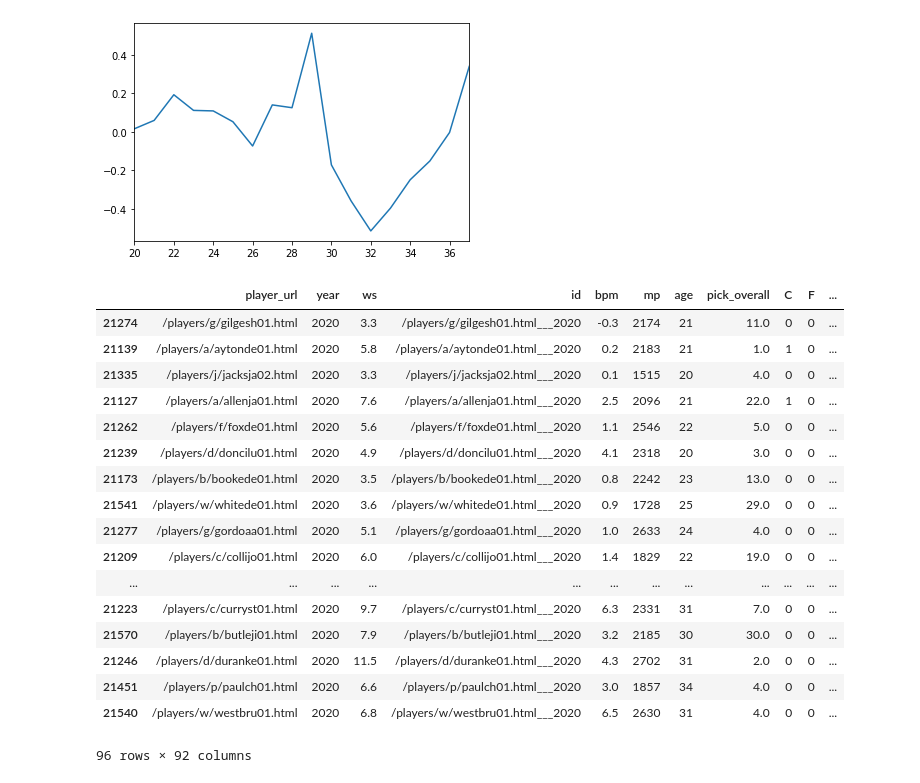
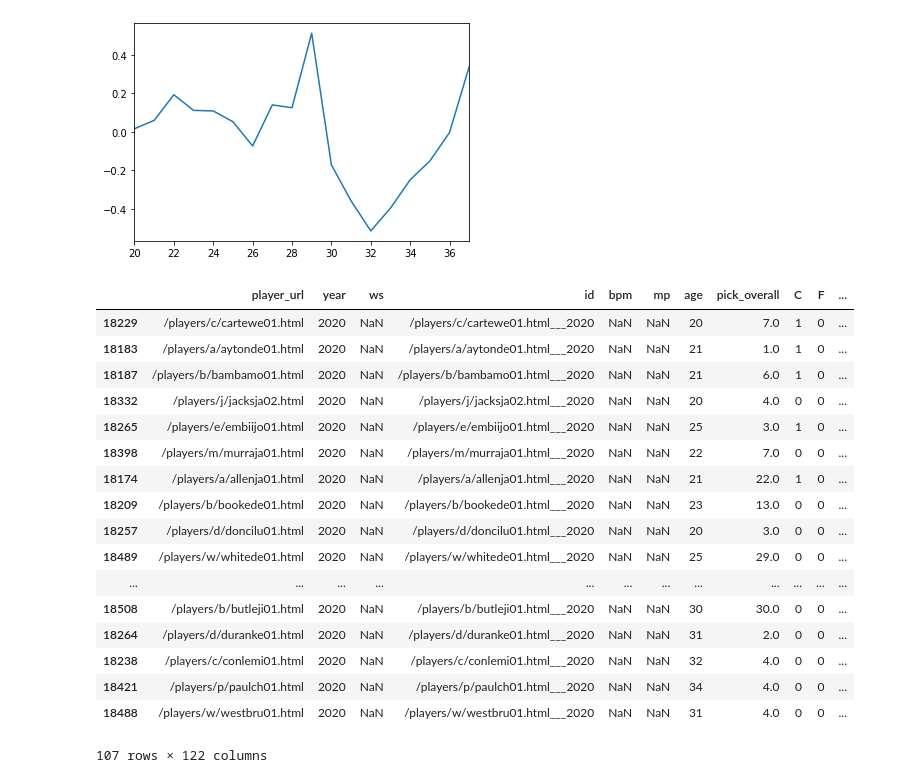
Before and after one commit to hwchase17/sports, a Jupyter notebook: nba_player_progression/modeling.ipynb, the cells around one changed output. Saved outputs shown, nothing was run; the diff lists cells and outputs as text; code cells hidden in the pictures.

```diff
--- a/nba_player_progression/modeling.ipynb
+++ b/nba_player_progression/modeling.ipynb
@@ -16,7 +21,7 @@ Only between certain years, not rookie, change in BPM is not null (only if predi
 # %%
 train_df = all_df[
     (all_df['year'] > 1970)
-    & (all_df['year'] < 2015)
+    & (all_df['year'] < 2020)
     & (all_df['years_pro'] > 0)
     &(all_df['diff'].notnull())
 ]
@@ -106,7 +111,7 @@ mean_squared_error(pred_df['bpm'], pred_df['pred_full'])
 stacked_cols = ['mp___1', 'age', 'pred_full', 'pred_diff', 'mp___2', 'mp___3', 'years_pro', 'yhat_diff', 'bpm___1']
 # %%
 X_stacked = pred_df[stacked_cols]
-X_stacked['arb_line'] = (X_stacked['mp___1'] > 200) & (X_stacked['age'] == 25)
+X_stacked['arb_line'] = (X_stacked['mp___1'] > 200) & (X_stacked['age'] < 30)
 # %% [output]
 A value is trying to be set on a copy of a slice from a DataFrame.
 Try using .loc[row_indexer,col_indexer] = value instead
@@ -153,7 +158,7 @@ all_pred_df['yhat_diff'] = all_diff_pred_series.values
 all_pred_df['pred_diff'] = all_pred_df['yhat_diff'] + all_pred_df['bpm___1']
 # %%
 X_stacked_all = all_pred_df[stacked_cols]
-X_stacked_all['arb_line'] = (X_stacked_all['mp___1'] > 200) & (X_stacked_all['age'] == 25)
+X_stacked_all['arb_line'] = (X_stacked_all['mp___1'] > 200) & (X_stacked_all['age'] < 25)
 # %% [output]
 A value is trying to be set on a copy of a slice from a DataFrame.
 Try using .loc[row_indexer,col_indexer] = value instead
@@ -265,23 +270,23 @@ def max_bpm(row):
 # %%
 recent['delta'] = recent['pred'] - recent.apply(max_bpm, axis=1)* 1
 # %%
-recent.sort_values('delta', ascending=False)[lambda x: x['pred'] > .5]
+recent.sort_values('delta', ascending=False)[lambda x: x['pred'] > 0]
 # %% [output]
 |  | player_url | year | ws | id | bpm | mp | age | pick_overall | C | F | ... |
-| 21274 | /players/g/gilgesh01.html | 2020 | 3.3 | /players/g/gilgesh01.html___2020 | -0.3 | 2174 | 21 | 11.0 | 0 | 0 | ... |
-| 21139 | /players/a/aytonde01.html | 2020 | 5.8 | /players/a/aytonde01.html___2020 | 0.2 | 2183 | 21 | 1.0 | 1 | 0 | ... |
-| 21335 | /players/j/jacksja02.html | 2020 | 3.3 | /players/j/jacksja02.html___2020 | 0.1 | 1515 | 20 | 4.0 | 0 | 0 | ... |
-| 21127 | /players/a/allenja01.html | 2020 | 7.6 | /players/a/allenja01.html___2020 | 2.5 | 2096 | 21 | 22.0 | 1 | 0 | ... |
-| 21262 | /players/f/foxde01.html | 2020 | 5.6 | /players/f/foxde01.html___2020 | 1.1 | 2546 | 22 | 5.0 | 0 | 0 | ... |
-| 21239 | /players/d/doncilu01.html | 2020 | 4.9 | /players/d/doncilu01.html___2020 | 4.1 | 2318 | 20 | 3.0 | 0 | 0 | ... |
-| 21173 | /players/b/bookede01.html | 2020 | 3.5 | /players/b/bookede01.html___2020 | 0.8 | 2242 | 23 | 13.0 | 0 | 0 | ... |
-| 21541 | /players/w/whitede01.html | 2020 | 3.6 | /players/w/whitede01.html___2020 | 0.9 | 1728 | 25 | 29.0 | 0 | 0 | ... |
-| 21277 | /players/g/gordoaa01.html | 2020 | 5.1 | /players/g/gordoaa01.html___2020 | 1.0 | 2633 | 24 | 4.0 | 0 | 0 | ... |
-| 21209 | /players/c/collijo01.html | 2020 | 6.0 | /players/c/collijo01.html___2020 | 1.4 | 1829 | 22 | 19.0 | 0 | 0 | ... |
+| 18229 | /players/c/cartewe01.html | 2020 | NaN | /players/c/cartewe01.html___2020 | NaN | NaN | 20 | 7.0 | 1 | 0 | ... |
+| 18183 | /players/a/aytonde01.html | 2020 | NaN | /players/a/aytonde01.html___2020 | NaN | NaN | 21 | 1.0 | 1 | 0 | ... |
+| 18187 | /players/b/bambamo01.html | 2020 | NaN | /players/b/bambamo01.html___2020 | NaN | NaN | 21 | 6.0 | 1 | 0 | ... |
+| 18332 | /players/j/jacksja02.html | 2020 | NaN | /players/j/jacksja02.html___2020 | NaN | NaN | 20 | 4.0 | 0 | 0 | ... |
+| 18265 | /players/e/embiijo01.html | 2020 | NaN | /players/e/embiijo01.html___2020 | NaN | NaN | 25 | 3.0 | 1 | 0 | ... |
+| 18398 | /players/m/murraja01.html | 2020 | NaN | /players/m/murraja01.html___2020 | NaN | NaN | 22 | 7.0 | 0 | 0 | ... |
+| 18174 | /players/a/allenja01.html | 2020 | NaN | /players/a/allenja01.html___2020 | NaN | NaN | 21 | 22.0 | 1 | 0 | ... |
+| 18209 | /players/b/bookede01.html | 2020 | NaN | /players/b/bookede01.html___2020 | NaN | NaN | 23 | 13.0 | 0 | 0 | ... |
+| 18257 | /players/d/doncilu01.html | 2020 | NaN | /players/d/doncilu01.html___2020 | NaN | NaN | 20 | 3.0 | 0 | 0 | ... |
+| 18489 | /players/w/whitede01.html | 2020 | NaN | /players/w/whitede01.html___2020 | NaN | NaN | 25 | 29.0 | 0 | 0 | ... |
 | ... | ... | ... | ... | ... | ... | ... | ... | ... | ... | ... | ... |
-| 21223 | /players/c/curryst01.html | 2020 | 9.7 | /players/c/curryst01.html___2020 | 6.3 | 2331 | 31 | 7.0 | 0 | 0 | ... |
-| 21570 | /players/b/butleji01.html | 2020 | 7.9 | /players/b/butleji01.html___2020 | 3.2 | 2185 | 30 | 30.0 | 0 | 0 | ... |
-| 21246 | /players/d/duranke01.html | 2020 | 11.5 | /players/d/duranke01.html___2020 | 4.3 | 2702 | 31 | 2.0 | 0 | 0 | ... |
-| 21451 | /players/p/paulch01.html | 2020 | 6.6 | /players/p/paulch01.html___2020 | 3.0 | 1857 | 34 | 4.0 | 0 | 0 | ... |
-| 21540 | /players/w/westbru01.html | 2020 | 6.8 | /players/w/westbru01.html___2020 | 6.5 | 2630 | 31 | 4.0 | 0 | 0 | ... |
+| 18508 | /players/b/butleji01.html | 2020 | NaN | /players/b/butleji01.html___2020 | NaN | NaN | 30 | 30.0 | 0 | 0 | ... |
+| 18264 | /players/d/duranke01.html | 2020 | NaN | /players/d/duranke01.html___2020 | NaN | NaN | 31 | 2.0 | 0 | 0 | ... |
+| 18238 | /players/c/conlemi01.html | 2020 | NaN | /players/c/conlemi01.html___2020 | NaN | NaN | 32 | 4.0 | 0 | 0 | ... |
+| 18421 | /players/p/paulch01.html | 2020 | NaN | /players/p/paulch01.html___2020 | NaN | NaN | 34 | 4.0 | 0 | 0 | ... |
+| 18488 | /players/w/westbru01.html | 2020 | NaN | /players/w/westbru01.html___2020 | NaN | NaN | 31 | 4.0 | 0 | 0 | ... |
-96 rows × 92 columns
+107 rows × 122 columns
```
Also changed, not shown: parts of 11 cells of this notebook, 3 other files.
